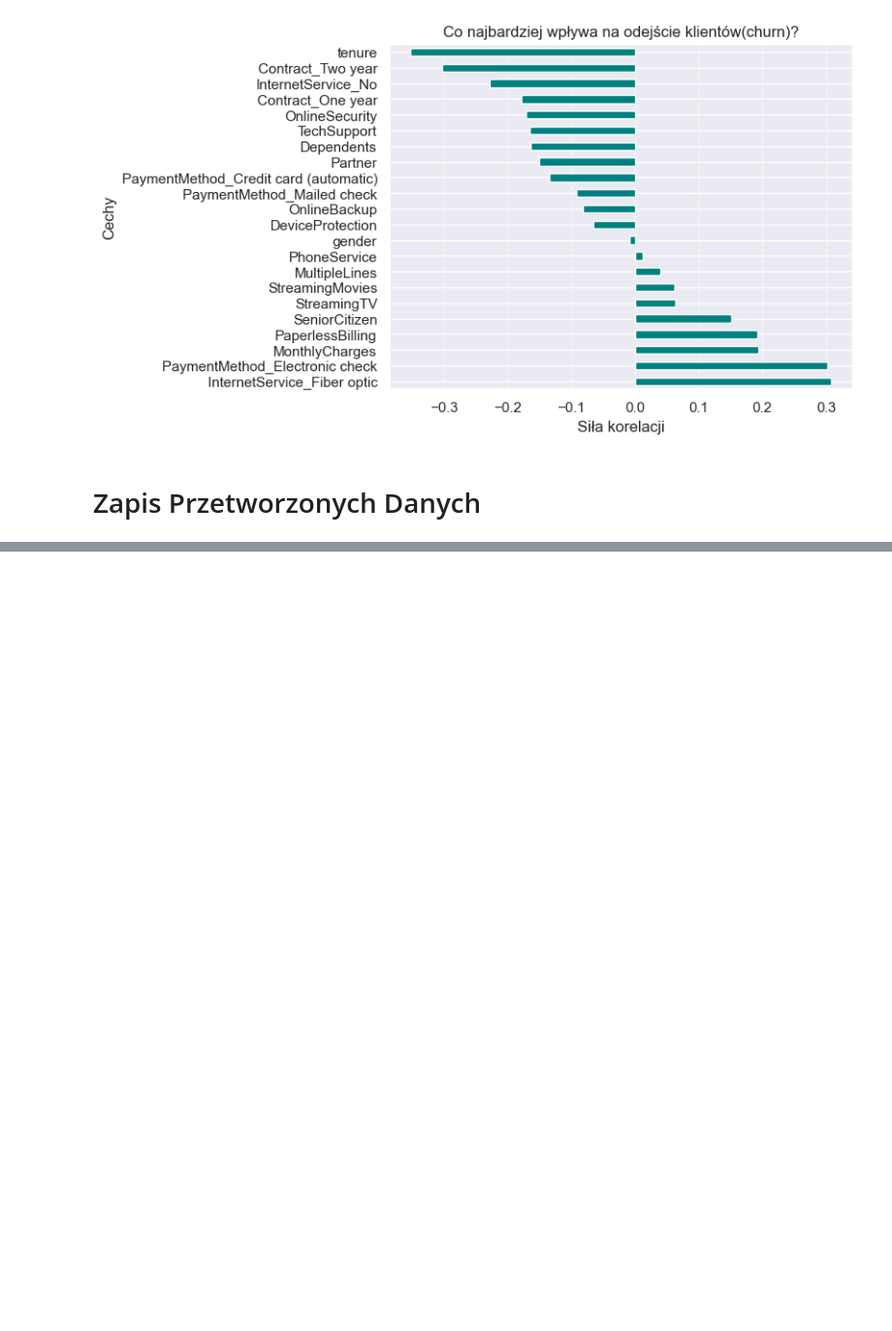
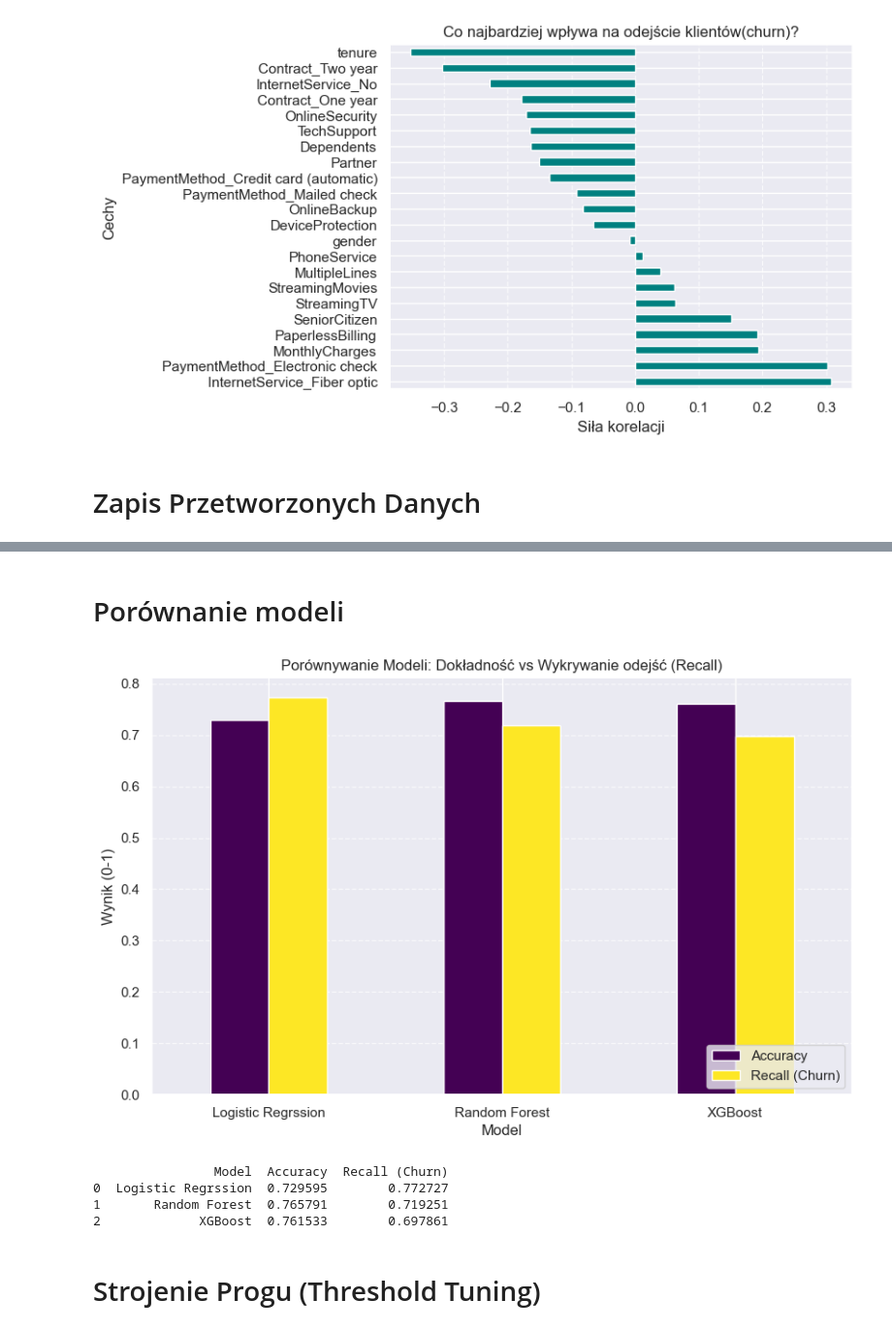
Before and after one commit to Sikorski06/ML-Churn-project, a Jupyter notebook: notebooks/EDA.ipynb, the cells around one changed output, grey strips where cells are left out. Shown at 97% size. Drawn from its saved outputs; the diff is of its cells as text; code cells hidden in the pictures; blank space fills up the shorter version.

Commit message:
wytrenowany model

```diff
--- a/notebooks/EDA.ipynb
+++ b/notebooks/EDA.ipynb
@@ -128,0 +196,9 @@ df.to_csv("telco_churn_processed.csv", index=False)
+# %%
+from sklearn.ensemble import RandomForestClassifier
+
+rf_model = RandomForestClassifier(random_state=67,class_weight='balanced', n_estimators=100, max_depth=10)
+rf_model.fit(X_train, Y_train)
+
+y_pred_rf = rf_model.predict(X_test)
+
+print(classification_report(Y_test,y_pred_rf))
@@ -128,0 +214,11 @@ df.to_csv("telco_churn_processed.csv", index=False)
+# %%
+from xgboost import XGBClassifier
+
+scale_pos_weight = (Y_train == 0).sum() / (Y_train == 1).sum()
+
+xgb_model = XGBClassifier(random_state=67,scale_pos_weight=scale_pos_weight, eval_metric='logloss', use_label_encoder=False, n_estimators=500, learning_rate=0.05, max_depth=6, subsample=0.8, colsample_bytree=0.8)
+xgb_model.fit(X_train, Y_train)
+
+y_pred_xgb = xgb_model.predict(X_test)
+
+print(classification_report(Y_test, y_pred_xgb))
@@ -128,0 +234,33 @@ df.to_csv("telco_churn_processed.csv", index=False)
+# %% [markdown]
+# Porównanie modeli
+# %%
+from sklearn.metrics import recall_score, accuracy_score
+
+models = ['Logistic Regrssion', 'Random Forest', 'XGBoost']
+predictions = [y_pred_log, y_pred_rf, y_pred_xgb]
+
+results = {
+    'Model': models,
+    'Accuracy': [accuracy_score(Y_test, p) for p in predictions],
+    'Recall (Churn)': [recall_score(Y_test, p) for p in predictions]
+}
+
+results_df = pd.DataFrame(results)
+
+results_df.set_index('Model').plot(kind='bar', figsize=(10,6), colormap='viridis')
+plt.title('Porównywanie Modeli: Dokładność vs Wykrywanie odejść (Recall)')
+plt.ylabel('Wynik (0-1)')
+plt.xticks(rotation=0)
+plt.grid(axis='y', linestyle='--', alpha=0.7)
+plt.legend(loc='lower right')
+plt.show()
+
+print(results_df)
+# %% [output]
+[figure, added]
+                Model  Accuracy  Recall (Churn)
+0  Logistic Regrssion  0.729595        0.772727
+1       Random Forest  0.765791        0.719251
+2             XGBoost  0.761533        0.697861
+# %% [markdown]
+# Strojenie Progu (Threshold Tuning)
```
Also changed, not shown: parts of 19 cells of this notebook.
